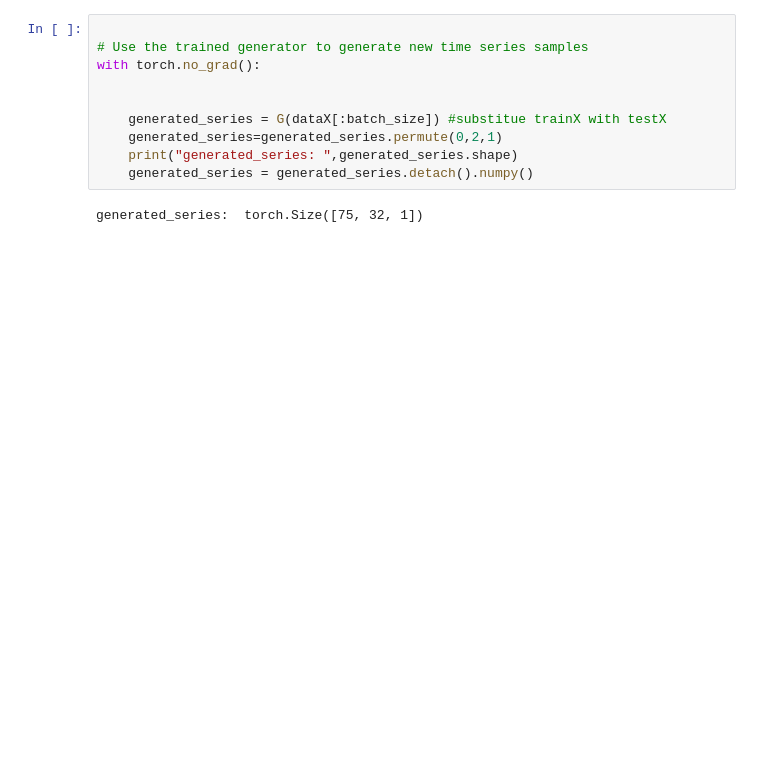
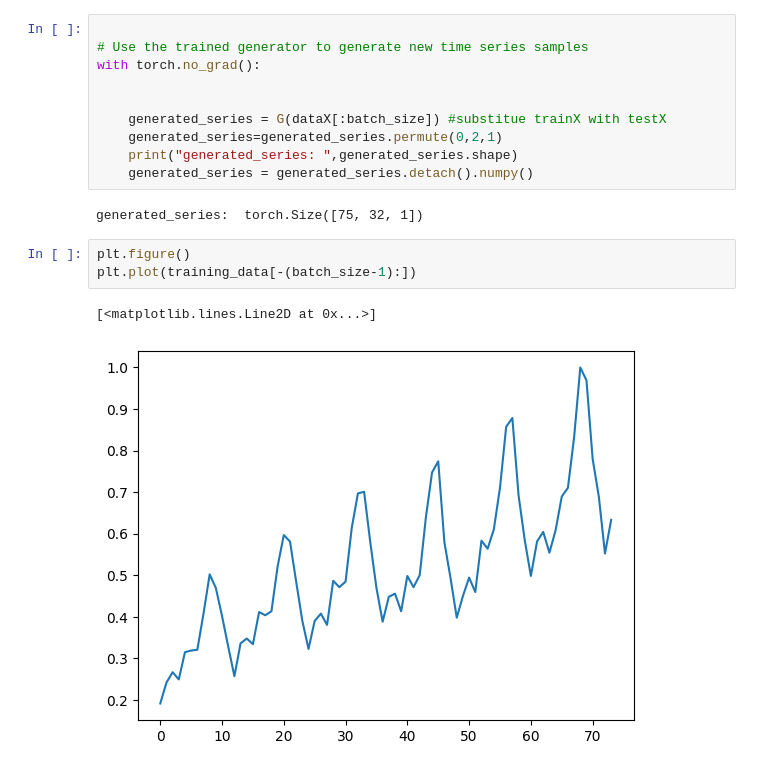
Before and after one commit to francomano/PSA-GAN, a Jupyter notebook: run.ipynb, the cells around one changed output. Saved outputs shown, nothing was run; the diff lists cells and outputs as text; blank space fills up the shorter version.

```diff
--- a/run.ipynb
+++ b/run.ipynb
@@ -244,6 +244,12 @@ with torch.no_grad():
     generated_series = generated_series.detach().numpy()
 # %% [output]
 generated_series:  torch.Size([75, 32, 1])
+# %%
+plt.figure()
+plt.plot(training_data[-(batch_size-1):])
+# %% [output]
+[<matplotlib.lines.Line2D at 0x...>]
+[figure, added]
 # %%
 with torch.no_grad():
 
```
Also changed, not shown: parts of 5 cells of this notebook, 11 other files.
